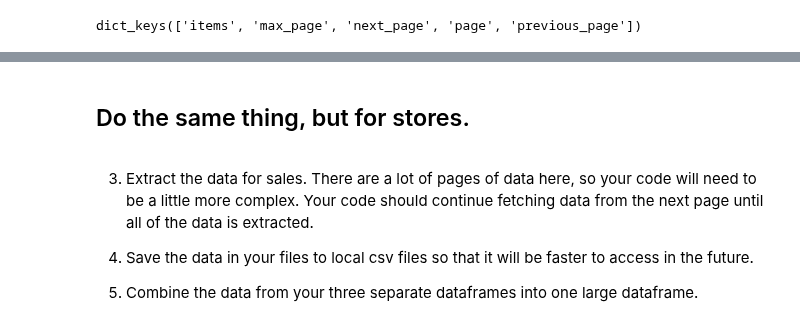
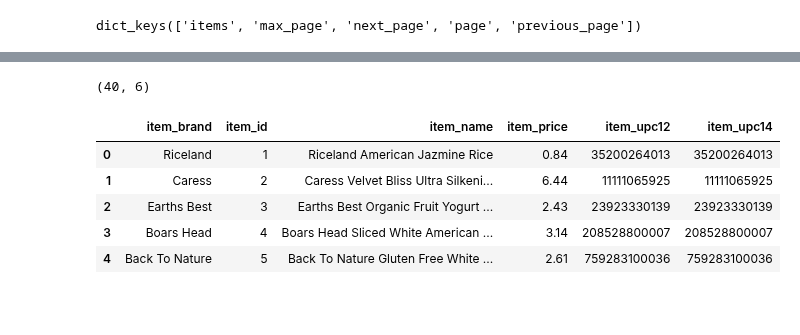
Before and after one commit to faithkane3/ds-methodologies-exercises, a Jupyter notebook: time_series/aquire_walkthrough.ipynb, the cells around one changed output, grey strips where cells are left out. Saved outputs shown, nothing was run; the diff lists cells and outputs as text; code cells hidden in the pictures; blank space fills up the shorter version.

```diff
--- a/time_series/aquire_walkthrough.ipynb
+++ b/time_series/aquire_walkthrough.ipynb
@@ -147,0 +166,14 @@ items_df
+# %%
+# Grab the next page in the same way and concat to the new items_df
+
+response = requests.get(base_url + data['payload']['next_page'])
+data = response.json()
+
+
+# make DataFrame from 3rd page
+items_3 = pd.DataFrame(data['payload']['items'])
+items_3
+
+# concat the two DataFrames
+items_df = pd.concat([items_df, items_3]).reset_index(drop=True)
+items_df.tail(3)
@@ -152,7 +198,8 @@ def get_df(name):
     """
     This function takes in
     '/items', '/stores', or '/sales' and
-    returns a df containing all pages.
+    returns a df containing all pages and
+    creates a .csv file for future use.
     """
     base_url = 'https://python.zach.lol'
     api_url = base_url + '/api/v1/'
@@ -173,4 +220,6 @@ def get_df(name):
         # concat new DataFrame to old DataFrame
         df = pd.concat([df, df2]).reset_index(drop=True)
         df.to_csv(name + '.csv')
+    else:
+        df.to_csv(name + '.csv')
     return df
@@ -198,10 +226,12 @@ df
-# %% [markdown]
-## Do the same thing, but for stores.
-# %% [markdown]
-3. Extract the data for sales. There are a lot of pages of data here, so your code will need to be a little more complex. Your code should continue fetching data from the next page until all of the data is extracted.
-
-
-4. Save the data in your files to local csv files so that it will be faster to access in the future.
-
-
-5. Combine the data from your three separate dataframes into one large dataframe.
+# %%
+items_df = get_df('items')
+print(items_df.shape)
+items_df.head()
+# %% [output]
+(40, 6)
+|  | item_brand | item_id | item_name | item_price | item_upc12 | item_upc14 |
+| 0 | Riceland | 1 | Riceland American Jazmine Rice | 0.84 | 35200264013 | 35200264013 |
+| 1 | Caress | 2 | Caress Velvet Bliss Ultra Silkeni... | 6.44 | 11111065925 | 11111065925 |
+| 2 | Earths Best | 3 | Earths Best Organic Fruit Yogurt ... | 2.43 | 23923330139 | 23923330139 |
+| 3 | Boars Head | 4 | Boars Head Sliced White American ... | 3.14 | 208528800007 | 208528800007 |
+| 4 | Back To Nature | 5 | Back To Nature Gluten Free White ... | 2.61 | 759283100036 | 759283100036 |
```
Also changed, not shown: parts of 26 cells of this notebook, 5 other files.
